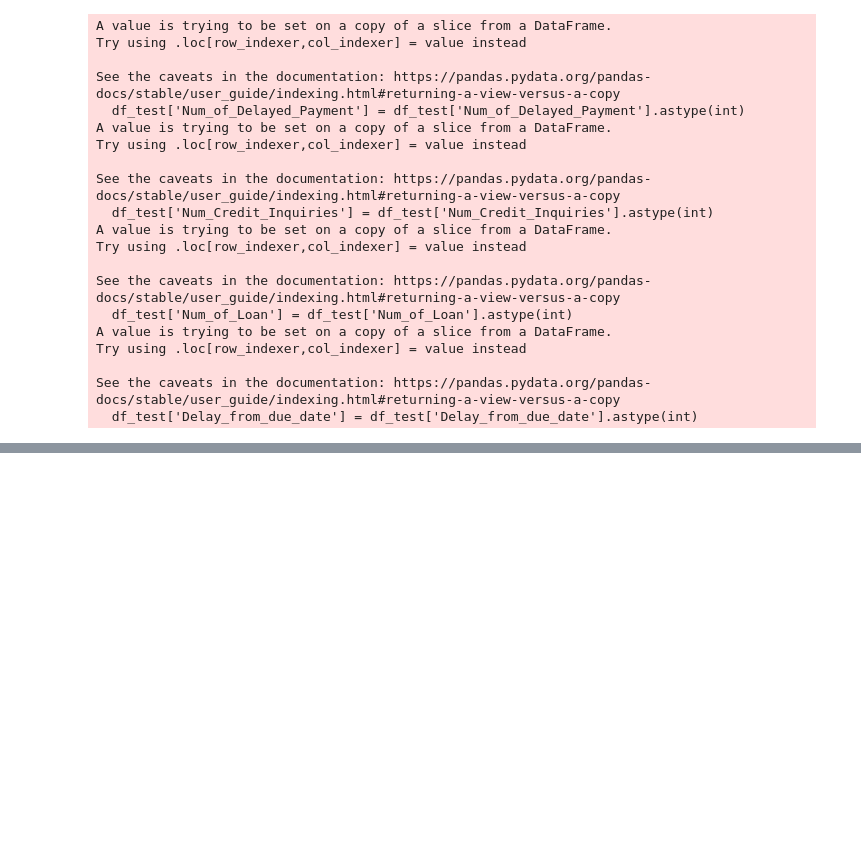
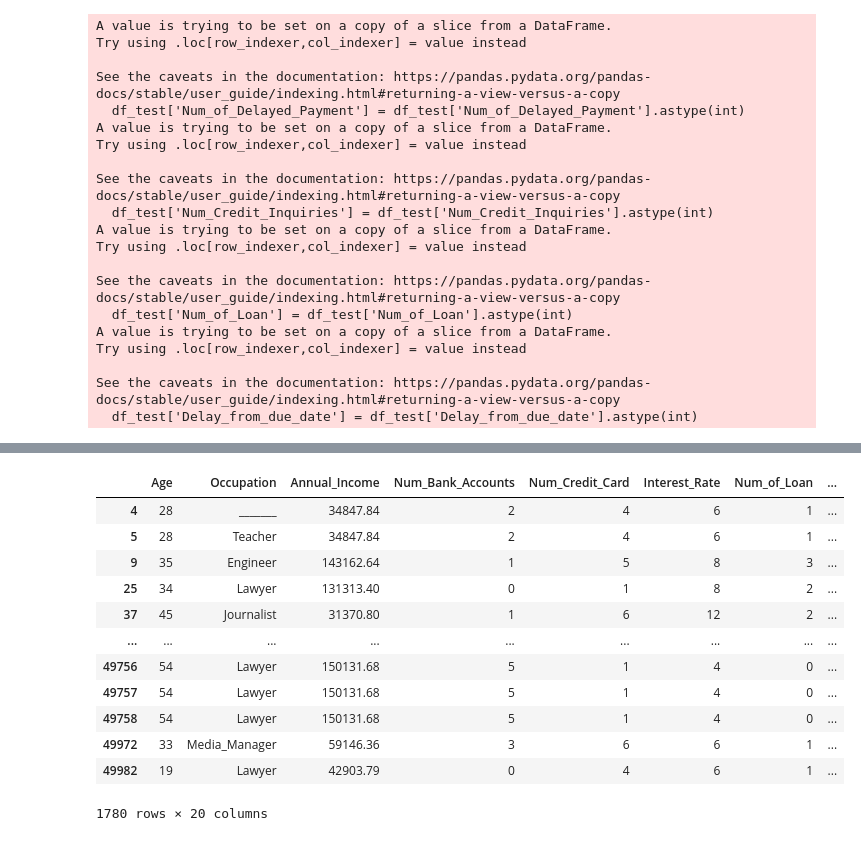
Before and after one commit to josephlomas/Project4_GroupRepo, a Jupyter notebook: test_data_cleaning .ipynb, the cells around one changed output, grey strips where cells are left out. Drawn from its saved outputs; the diff is of its cells as text; code cells hidden in the pictures; blank space fills up the shorter version.

```diff
--- a/test_data_cleaning .ipynb
+++ b/test_data_cleaning .ipynb
@@ -795,3 +877,38 @@ Name: count, dtype: int64
+# %%
+#  find and remove outlier, typo rows - Annual_Income
+
+# Define the range of normal values
+lower_bound = 0
+upper_bound = 20
+
+column = 'Num_Credit_Inquiries'
+
+# testing variable
+within_range_df = df_test[(df_test[column] >= lower_bound) & (df_test[column] <= upper_bound)]
+
+# used this to play with range and dtm where cutoff for normal values were
+outliers_df = df_test[(df_test[column] < lower_bound) | (df_test[column] > upper_bound)]
+
+# Filter the DataFrame to keep only rows with values within the specified range
+cleaned_df = df_test[(df_test[column] >= lower_bound) & (df_test[column] <= upper_bound)]
+
+df_test = cleaned_df
+
+df_test
+# %% [output]
+|  | Age | Occupation | Annual_Income | Num_Bank_Accounts | Num_Credit_Card | Interest_Rate | Num_of_Loan | ... |
+| 4 | 28 | _______ | 34847.84 | 2 | 4 | 6 | 1 | ... |
+| 5 | 28 | Teacher | 34847.84 | 2 | 4 | 6 | 1 | ... |
+| 9 | 35 | Engineer | 143162.64 | 1 | 5 | 8 | 3 | ... |
+| 25 | 34 | Lawyer | 131313.40 | 0 | 1 | 8 | 2 | ... |
+| 37 | 45 | Journalist | 31370.80 | 1 | 6 | 12 | 2 | ... |
+| ... | ... | ... | ... | ... | ... | ... | ... | ... |
+| 49756 | 54 | Lawyer | 150131.68 | 5 | 1 | 4 | 0 | ... |
+| 49757 | 54 | Lawyer | 150131.68 | 5 | 1 | 4 | 0 | ... |
+| 49758 | 54 | Lawyer | 150131.68 | 5 | 1 | 4 | 0 | ... |
+| 49972 | 33 | Media_Manager | 59146.36 | 3 | 6 | 6 | 1 | ... |
+| 49982 | 19 | Lawyer | 42903.79 | 0 | 4 | 6 | 1 | ... |
+1780 rows × 20 columns
 # %%
 df_test.info()
 # %% [output]
```
Also changed, not shown: parts of 7 cells of this notebook.
